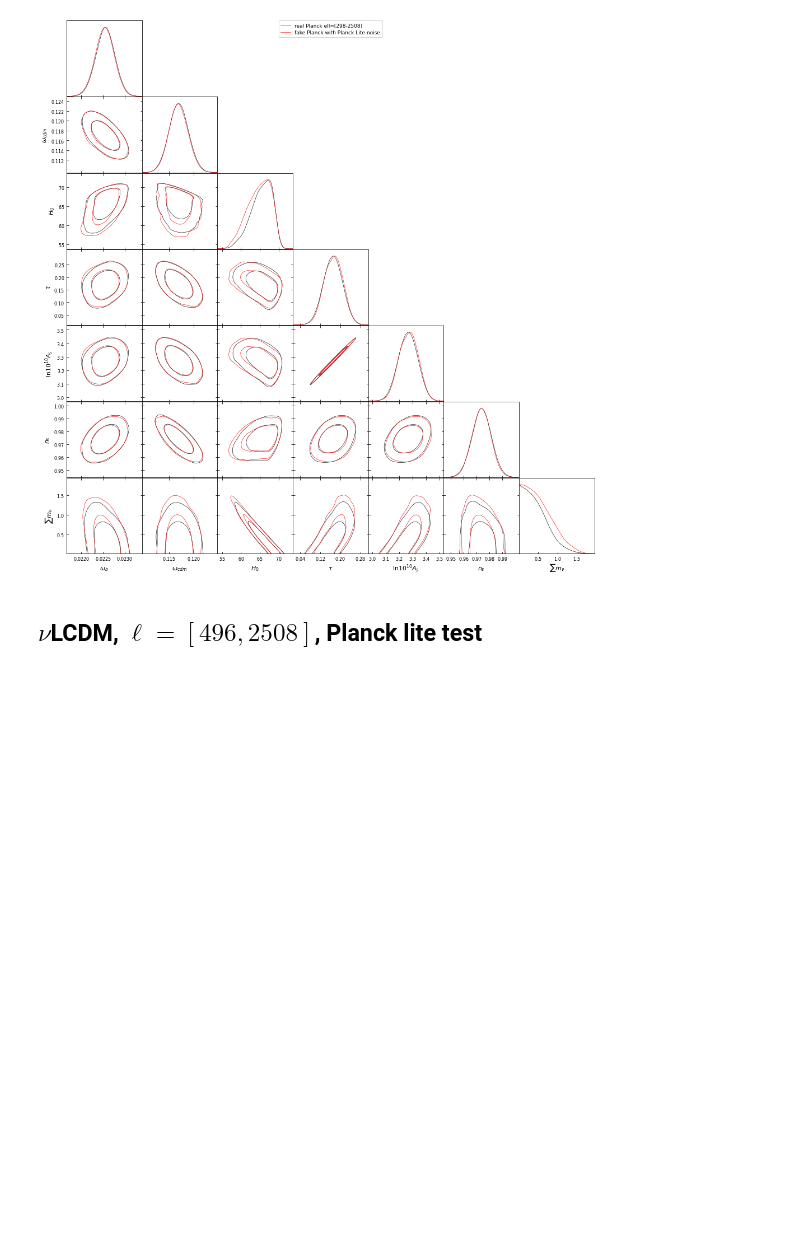
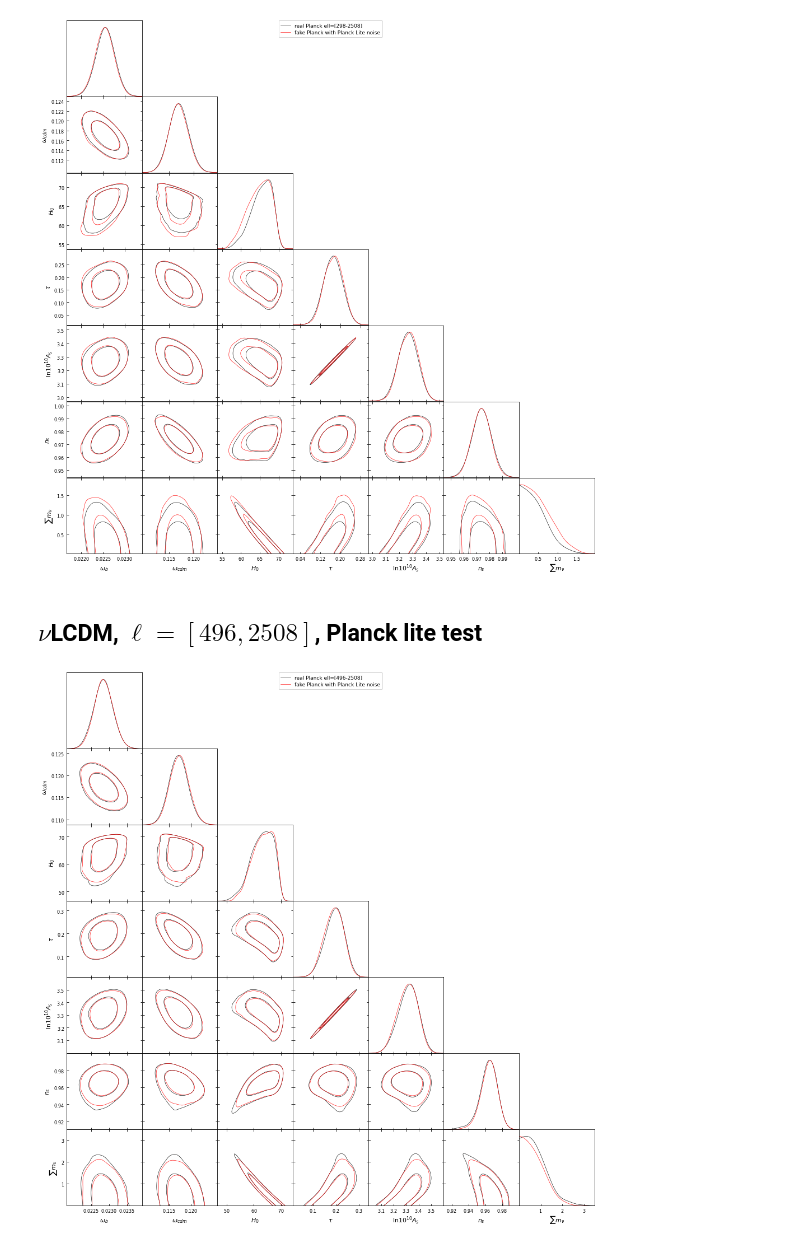
Before and after one commit to litebird/reionization, a Jupyter notebook: LB_forecast_Paris/noise_study/noise_nb.ipynb, the cells around one changed output. Saved outputs shown, nothing was run; the diff lists cells and outputs as text; code cells hidden in the pictures; blank space fills up the shorter version.

```diff
--- a/LB_forecast_Paris/noise_study/noise_nb.ipynb
+++ b/LB_forecast_Paris/noise_study/noise_nb.ipynb
@@ -546,7 +546,9 @@ g.triangle_plot(
 # %%
 g = getPlotter()
 g.triangle_plot(
     [MCs_2[5], MCs_2[7]],
     ["omega_b","omega_cdm","H0","tau_reio","ln10^{10}A_s","n_s","sum_mnu"],
-    legend_labels=[labels_1[5], labels_1[7]]
+    legend_labels=[labels_2[5], labels_2[7]]
 )
+# %% [output]
+[figure, added]
```
Also changed, not shown: parts of 4 cells of this notebook.
